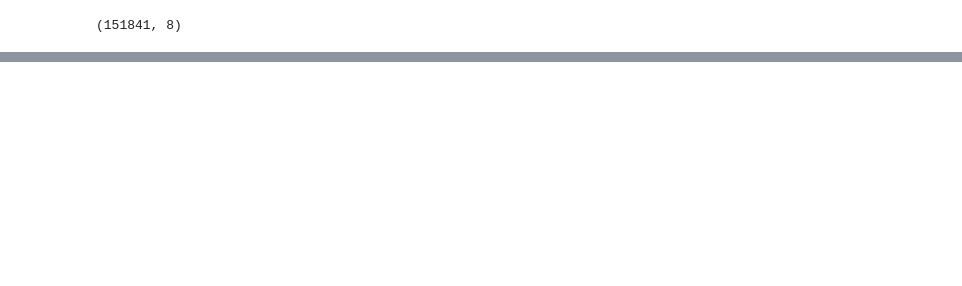
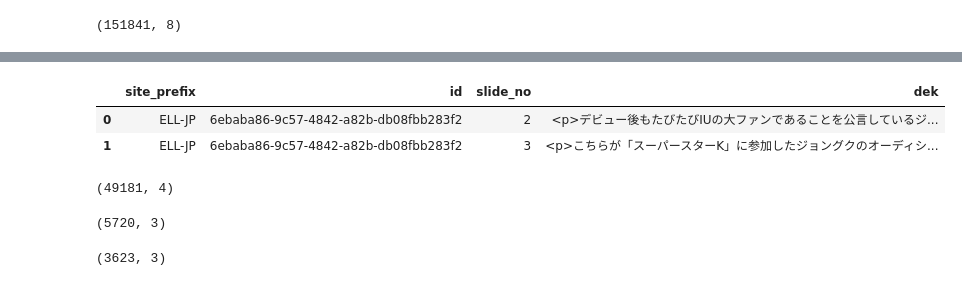
Before and after one commit to Hearst-yingwei-li/ads_detect, a Jupyter notebook: test.ipynb, the cells around one changed output, grey strips where cells are left out. Cells and saved outputs as stored; diff of their text form; code cells hidden in the pictures; blank space fills up the shorter version.

```diff
--- a/test.ipynb
+++ b/test.ipynb
@@ -204,0 +279,7 @@ df_zero.head(20)
+# %%
+df_out = df_out.rename(columns={'tagged': 'dek'})
+df_out.head(2)
+# %% [output]
+|  | site_prefix | id | slide_no | dek |
+| 0 | ELL-JP | 6ebaba86-9c57-4842-a82b-db08fbb283f2 | 2 | <p>デビュー後もたびたびIUの大ファンであることを公言しているジ... |
+| 1 | ELL-JP | 6ebaba86-9c57-4842-a82b-db08fbb283f2 | 3 | <p>こちらが「スーパースターK」に参加したジョングクのオーディシ... |
@@ -204,0 +288,16 @@ df_zero.head(20)
+# %%
+df_output = pd.read_csv('csvs/output_total.csv')
+df_sos = df_output[df_output['isShown'] == 1]
+df_sos.shape
+# %% [output]
+(49181, 4)
+# %%
+df_instagram = pd.read_csv('embed_instagram.csv')
+df_instagram.shape
+# %% [output]
+(5720, 3)
+# %%
+df_out_ins = df_instagram[df_instagram['id'].isin(df_sos['id'])]
+df_out_ins.shape
+# %% [output]
+(3623, 3)
```
Also changed, not shown: parts of 16 cells of this notebook, 2 other files.
